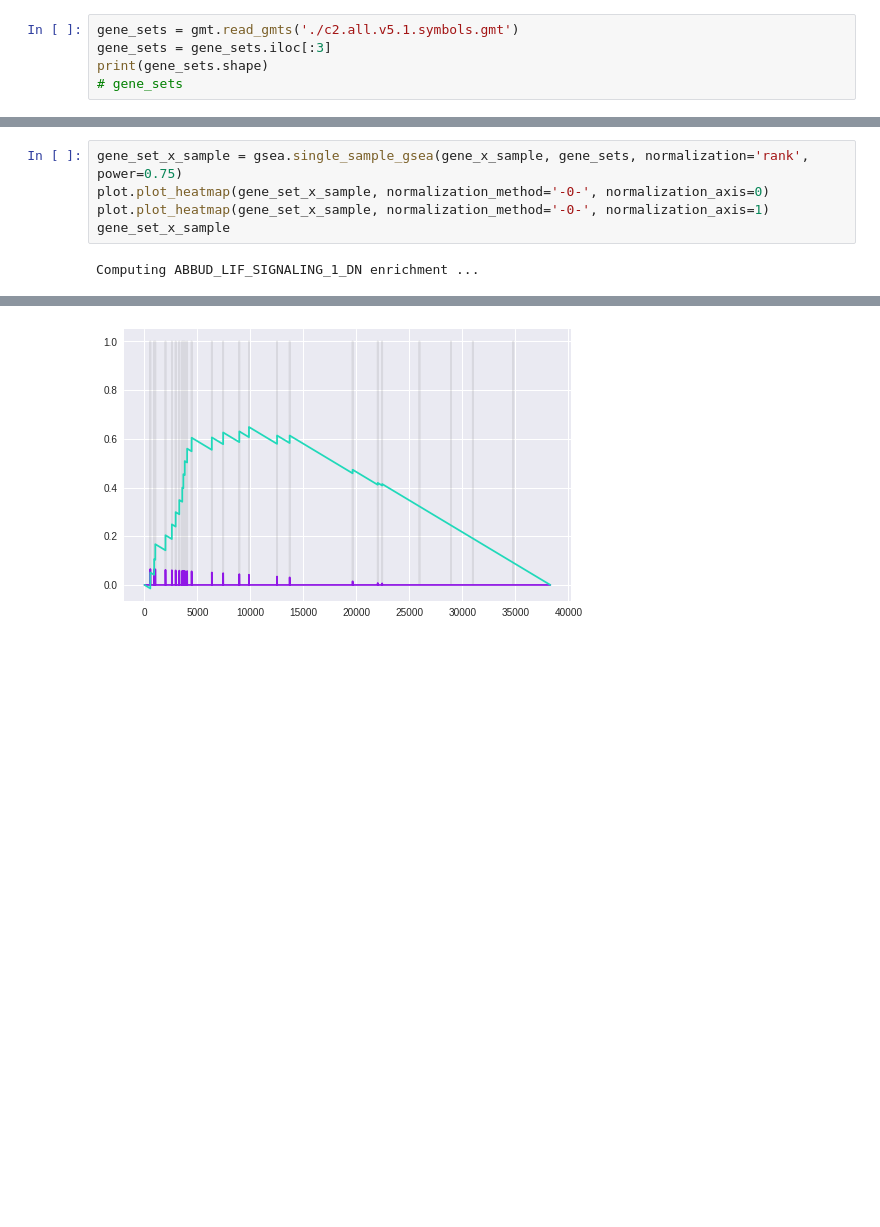
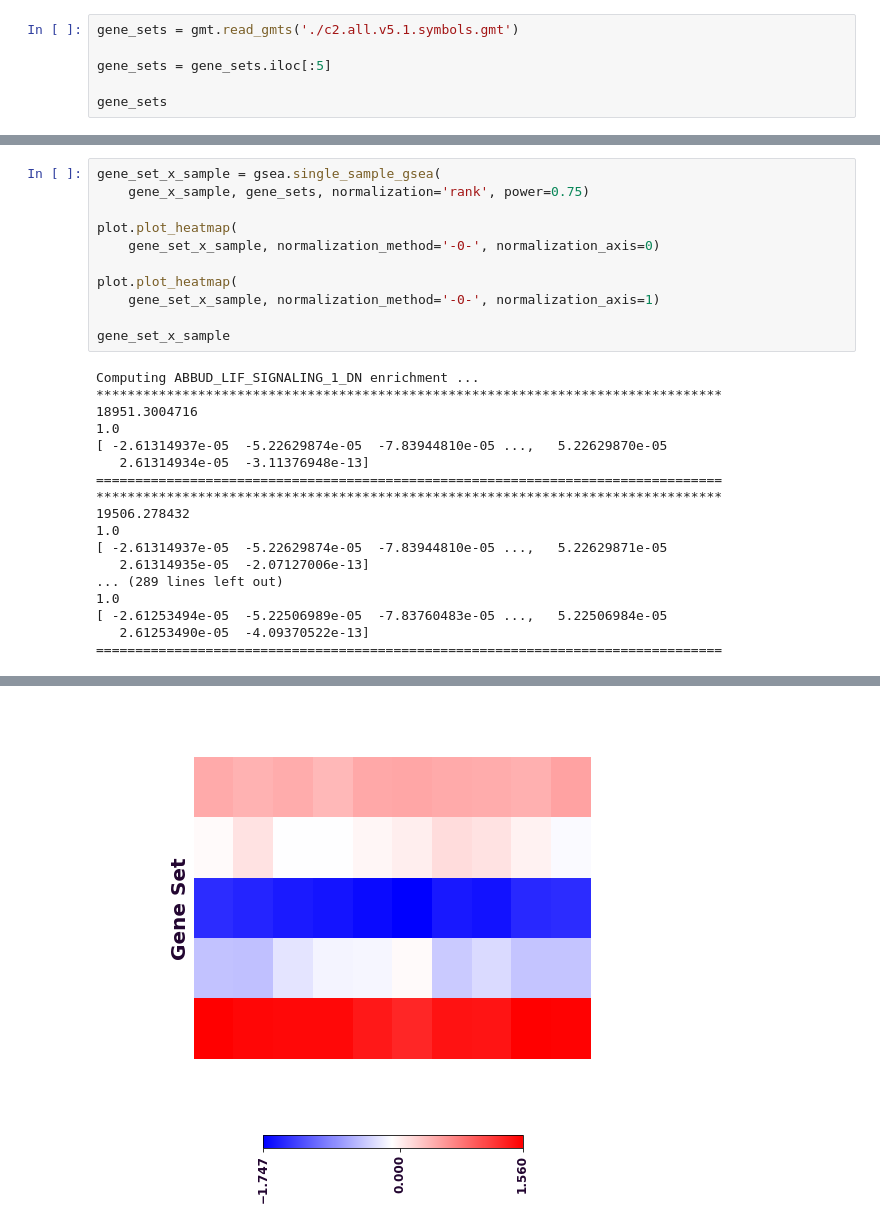
Before and after one commit to alex-wenzel/gsea, a Jupyter notebook: Compare with R/Compare with R.ipynb, the cells around one changed output, grey strips where cells are left out. Drawn from its saved outputs; the diff is of its cells as text; blank space fills up the shorter version.

```diff
--- a/Compare with R/Compare with R.ipynb
+++ b/Compare with R/Compare with R.ipynb
@@ -20,6 +36,7 @@ print(gene_x_sample.shape)
 # %%
 gene_sets = gmt.read_gmts('./c2.all.v5.1.symbols.gmt')
-gene_sets = gene_sets.iloc[:3]
-print(gene_sets.shape)
-# gene_sets
+
+gene_sets = gene_sets.iloc[:5]
+
+gene_sets
 # %% [output]
@@ -41,7 +77,29 @@ gene_set_x_sample_pablo
 # %%
-gene_set_x_sample = gsea.single_sample_gsea(gene_x_sample, gene_sets, normalization='rank', power=0.75)
-plot.plot_heatmap(gene_set_x_sample, normalization_method='-0-', normalization_axis=0)
-plot.plot_heatmap(gene_set_x_sample, normalization_method='-0-', normalization_axis=1)
+gene_set_x_sample = gsea.single_sample_gsea(
+    gene_x_sample, gene_sets, normalization='rank', power=0.75)
+
+plot.plot_heatmap(
+    gene_set_x_sample, normalization_method='-0-', normalization_axis=0)
+
+plot.plot_heatmap(
+    gene_set_x_sample, normalization_method='-0-', normalization_axis=1)
+
 gene_set_x_sample
 # %% [output]
 Computing ABBUD_LIF_SIGNALING_1_DN enrichment ...
+********************************************************************************
+18951.3004716
+1.0
+[ -2.61314937e-05  -5.22629874e-05  -7.83944810e-05 ...,   5.22629870e-05
+   2.61314934e-05  -3.11376948e-13]
+================================================================================
+********************************************************************************
+19506.278432
+1.0
+[ -2.61314937e-05  -5.22629874e-05  -7.83944810e-05 ...,   5.22629871e-05
+   2.61314935e-05  -2.07127006e-13]
+... (289 lines left out)
+1.0
+[ -2.61253494e-05  -5.22506989e-05  -7.83760483e-05 ...,   5.22506984e-05
+   2.61253490e-05  -4.09370522e-13]
+================================================================================
@@ -48 +113 @@ Computing ABBUD_LIF_SIGNALING_1_DN enrichment ...
-[figure, old version]
+[figure, new version]
```
Also changed, not shown: parts of 5 cells of this notebook, 2 other files.
